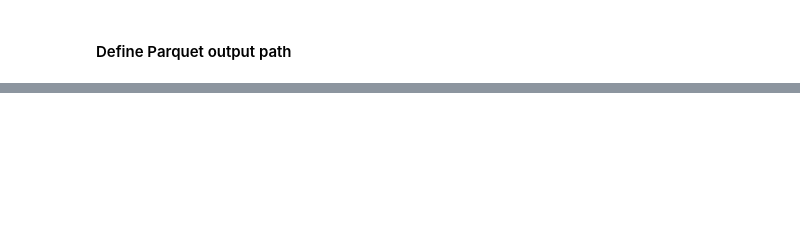
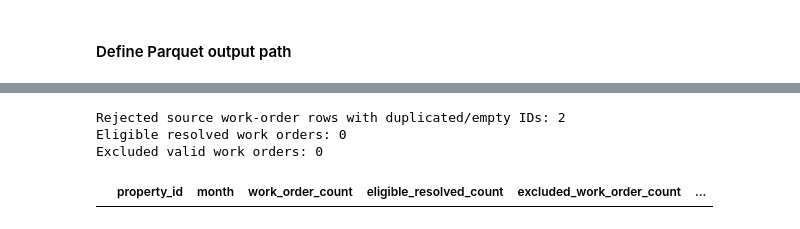
Before and after one commit to chinweubaudeh/PropTech360_Capstone_data_pipeline, a Jupyter notebook: notebook/PropTech360_pipeline.ipynb, the cells around one changed output, grey strips where cells are left out. Cells and saved outputs as stored; diff of their text form; code cells hidden in the pictures; blank space fills up the shorter version.

```diff
--- a/notebook/PropTech360_pipeline.ipynb
+++ b/notebook/PropTech360_pipeline.ipynb
@@ -5858,0 +6543,70 @@ Error:
+# %%
+units_pd = pd.read_csv(UNITS_PATH, dtype='string')
+needed_units = {'unit_id', 'property_id', 'floor_area_sqm'}
+if not needed_units.issubset(units_pd.columns):
+    raise ValueError(f'Validated units missing: {needed_units - set(units_pd.columns)}')
+units_pd['unit_id'] = units_pd['unit_id'].str.strip()
+units_pd['property_id'] = units_pd['property_id'].str.strip()
+units_pd['floor_area_sqm'] = pd.to_numeric(units_pd['floor_area_sqm'], errors='coerce')
+if units_pd['unit_id'].isna().any() or units_pd['unit_id'].duplicated().any():
+    raise ValueError('Validated staging units have missing/duplicate unit IDs.')
+if units_pd['floor_area_sqm'].isna().any() or (units_pd['floor_area_sqm'] <= 0).any():
+    raise ValueError('Validated staging units contain invalid floor area.')
+if not set(units_pd['property_id']).issubset(set(source['property_id'])):
+    raise ValueError('Staged units refer to properties absent from the curated dataset.')
+
+area_by_property = (units_pd.groupby('property_id', as_index=False)
+                    .agg(total_floor_area_sqm=('floor_area_sqm','sum'),
+                         staging_unit_count=('unit_id','size')))
+
+raw_wo = pd.read_csv(WORK_ORDERS_PATH, dtype='string')
+required_wo = {'work_order_id', 'unit_id', 'opened_date', 'closed_date', 'status', 'response_hours'}
+if not required_wo.issubset(raw_wo.columns):
+    raise ValueError(f'Raw work orders missing: {sorted(required_wo - set(raw_wo.columns))}')
+raw_wo['work_order_id'] = raw_wo['work_order_id'].str.strip()
+raw_wo['unit_id'] = raw_wo['unit_id'].str.strip()
+invalid_ids = raw_wo['work_order_id'].isna() | raw_wo['work_order_id'].eq('')
+duplicate_ids = raw_wo.duplicated('work_order_id', keep=False)
+valid_wo = raw_wo.loc[~invalid_ids & ~duplicate_ids].copy()
+valid_wo['opened'] = pd.to_datetime(valid_wo['opened_date'], errors='coerce')
+valid_wo['closed'] = pd.to_datetime(valid_wo['closed_date'], errors='coerce')
+valid_wo = valid_wo.loc[valid_wo['opened'].notna()].copy()
+valid_wo = valid_wo.merge(units_pd[['unit_id','property_id']], on='unit_id', how='inner', validate='many_to_one')
+valid_wo['month'] = valid_wo['opened'].dt.to_period('M').dt.to_timestamp()
+valid_wo = valid_wo.loc[valid_wo['month'].dt.strftime('%Y-%m').isin(expected_months)].copy()
+valid_wo['response'] = pd.to_numeric(valid_wo['response_hours'], errors='coerce')
+valid_wo['resolved'] = valid_wo['status'].fillna('').str.lower().str.strip().isin(
+    ['resolved', 'closed', 'completed', 'complete', 'done']
+) & valid_wo['closed'].notna() & (valid_wo['closed'] >= valid_wo['opened'])
+valid_wo['missing_response'] = valid_wo['response'].isna()
+valid_wo['invalid_response'] = valid_wo['response'].lt(0).fillna(False)
+valid_wo['eligible'] = (valid_wo['resolved']
+                        & ~valid_wo['missing_response']
+                        & ~valid_wo['invalid_response'])
+valid_wo['excluded'] = ~valid_wo['eligible']
+valid_wo['excluded_unresolved'] = ~valid_wo['resolved']
+valid_wo['excluded_missing_response'] = valid_wo['excluded'] & valid_wo['missing_response']
+valid_wo['excluded_invalid_response'] = valid_wo['excluded'] & valid_wo['invalid_response']
+valid_wo['sla_met'] = valid_wo['eligible'] & (valid_wo['response'] <= 24)
+valid_wo['eligible_response'] = valid_wo['response'].where(valid_wo['eligible'])
+
+wo_by_property_month = valid_wo.groupby(['property_id','month'], as_index=False).agg(
+    work_order_count=('work_order_id','size'),
+    eligible_resolved_count=('eligible','sum'),
+    excluded_work_order_count=('excluded','sum'),
+    excluded_unresolved_count=('excluded_unresolved','sum'),
+    excluded_missing_response_count=('excluded_missing_response','sum'),
+    excluded_invalid_response_count=('excluded_invalid_response','sum'),
+    sla_met_count=('sla_met','sum'),
+    avg_response_hours=('eligible_response','mean')
+)
+
+print('Rejected source work-order rows with duplicated/empty IDs:', int((invalid_ids | duplicate_ids).sum()))
+print('Eligible resolved work orders:', int(valid_wo['eligible'].sum()))
+print('Excluded valid work orders:', int(valid_wo['excluded'].sum()))
+display(wo_by_property_month.head(10))
+# %% [output]
+Rejected source work-order rows with duplicated/empty IDs: 2
+Eligible resolved work orders: 0
+Excluded valid work orders: 0
+|  | property_id | month | work_order_count | eligible_resolved_count | excluded_work_order_count | ... |
```
Also changed, not shown: parts of 273 cells of this notebook, 25 other files.
